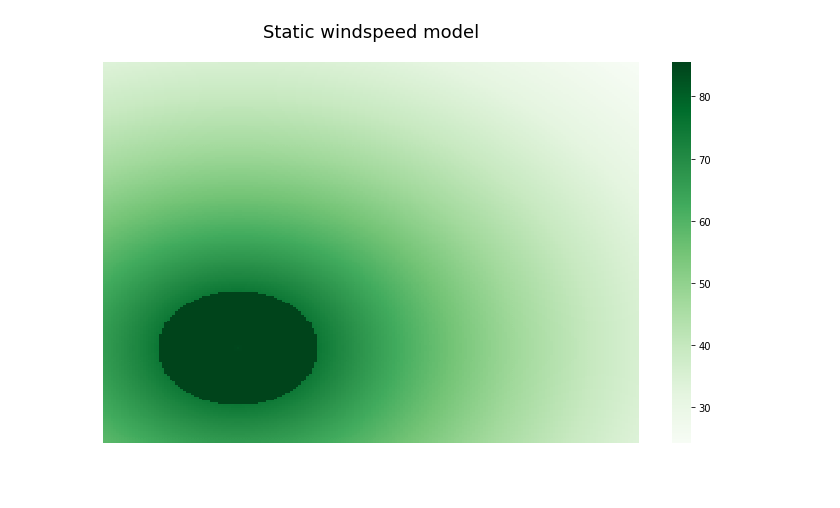
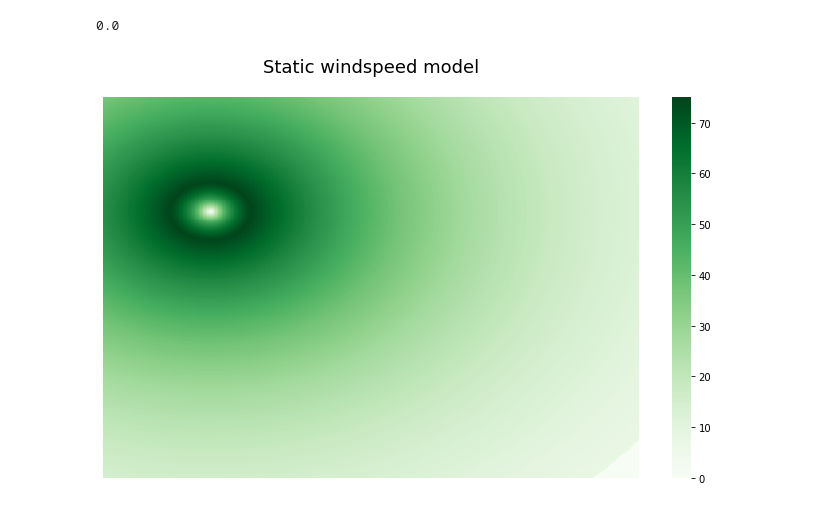
Before and after one commit to abodh/SummerInternship2021WSU, a Jupyter notebook: Basic_Math_Model_of_Hurricane_winds.ipynb, the cells around one changed output. Drawn from its saved outputs; the diff is of its cells as text; code cells hidden in the pictures; blank space fills up the shorter version.

```diff
--- a/Basic_Math_Model_of_Hurricane_winds.ipynb
+++ b/Basic_Math_Model_of_Hurricane_winds.ipynb
@@ -19,9 +19,9 @@ E = K*w_m
 # Piecewise Mathematical equation 'W(x)' for windspeed with respect to distance from hurricane eye
 def w(dist):
   if dist>= 0 and dist<30:
-    ans = (E)*1-math.exp(-psi*dist)
+    ans = (E)*(1 - np.exp(-1*psi*dist))
   if dist>=r_mw and dist<=r_s:
-    ans = w_m*math.exp(-(np.log(B)/(r_s-r_mw))*(dist-r_mw))
+    ans = w_m*np.exp(-1*(np.log(B)/(r_s-r_mw))*(dist-r_mw))
   if dist>r_s:
     ans = 0
   return ans;
@@ -30,14 +30,18 @@ def w(dist):
 def distance(c_xval, c_yval, x_xval, x_yval):
   L = math.sqrt((c_xval-x_xval)**2 + (c_yval-x_yval)**2)
   return L;
+
+w(0)
+# %% [output]
+0.0
 # %%
 def staticmodel(c_xval, c_yval):
   # try to use grid to get directly to distance formula
   df = pd.DataFrame()
   # define hurricane center
-  for x in range(200):
+  for x in range(400):
     nums = []
-    for y in range(200):
+    for y in range(400):
       nums.append(w(distance(c_xval, c_yval, x,y)))
     ser = pd.Series(data=nums, name=str(x))
     df = df.append(ser)
@@ -70,23 +74,23 @@ def Timestep(xcenters,ycenters):
   return Timestep
 # %%
 #@title create/access timestep { run: "auto" }
-step = 0 #@param {type:"slider", min:0, max:5, step:1}
+step = 2 #@param {type:"slider", min:0, max:5, step:1}
 TS = 'TS' + str(step)
 model=Timestep(xcenters, ycenters)
 df = model[TS]
 
 fig, ax = plt.subplots(figsize=(12,7))
 title = "Static windspeed model"
 plt.title(title, fontsize=18)
 ttl = ax.title
 ttl.set_position([.5,1.05])
 ax.set_xticks([])
 ax.set_yticks([])
 ax.axis('off')
 sns.heatmap(df, annot=False, cmap='Greens', linewidths=0.0, ax=ax)
 plt.show()
 # %% [output]
-[figure, old version]
+[figure, new version]
 # %%
 # establish y & x values for hurricane eye
 c_xval = 5
```
Also changed, not shown: parts of 2 cells of this notebook.
